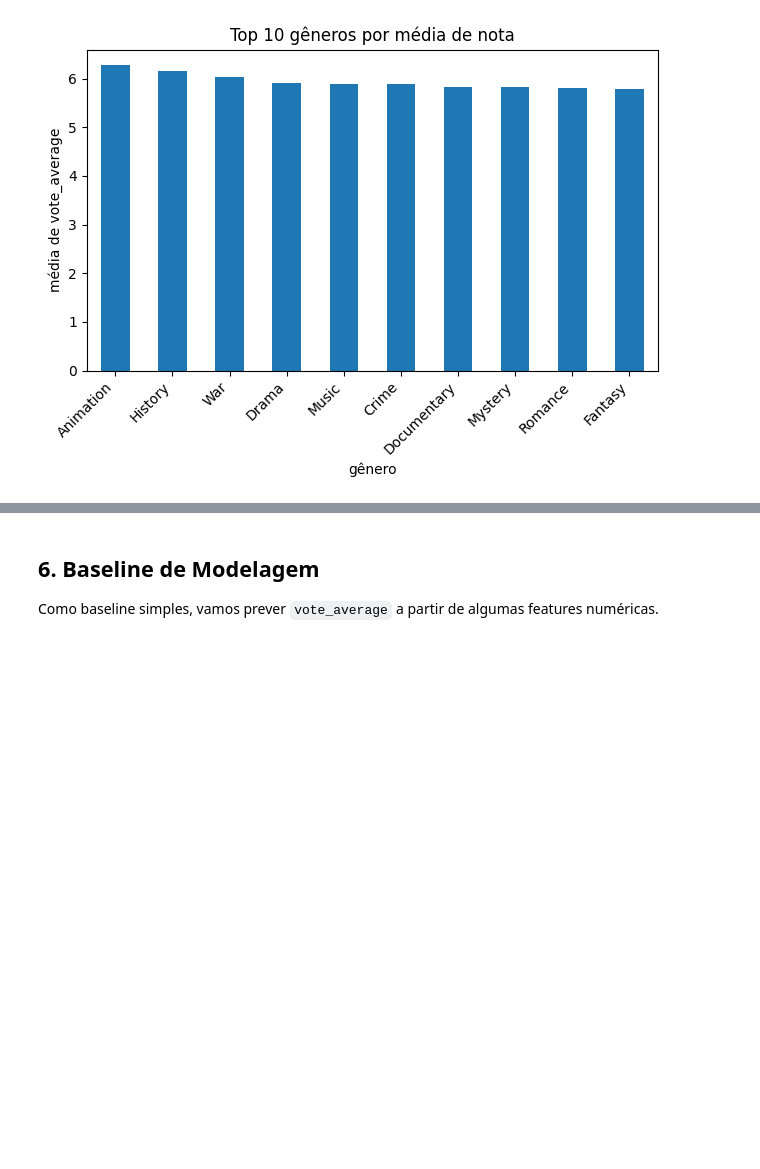
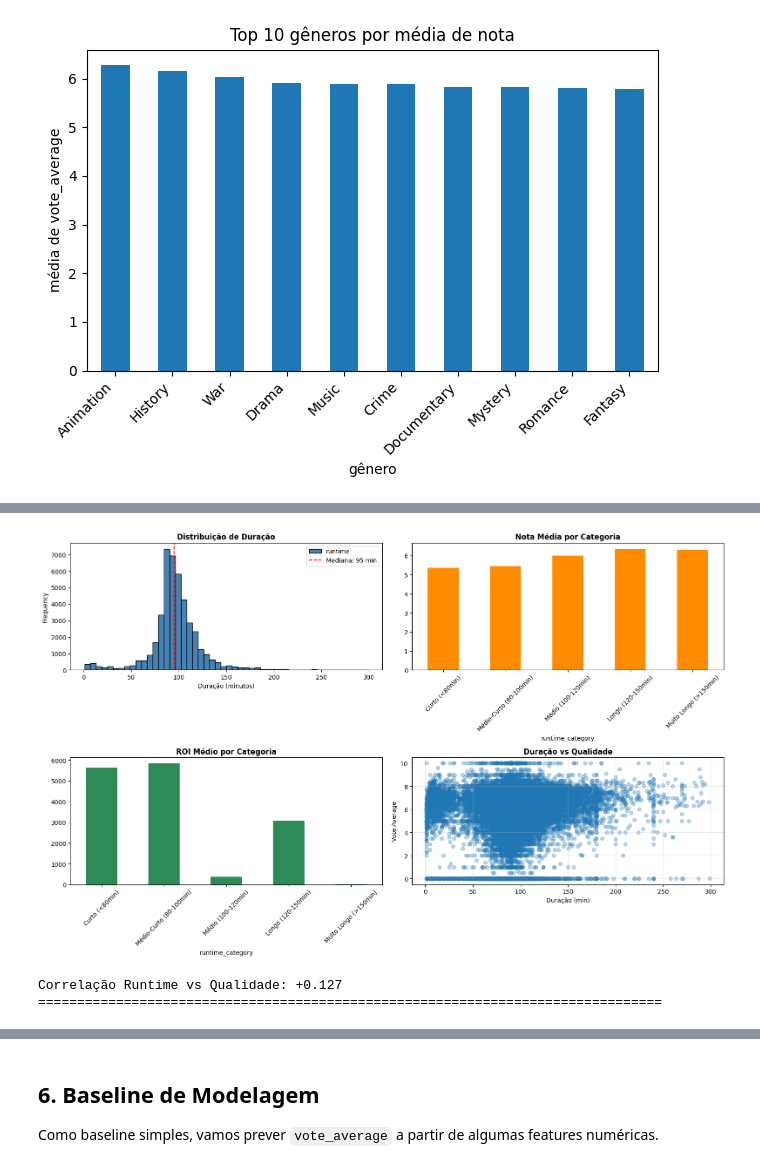
Before and after one commit to joaopedrosduarte/bigdata-atv2, a Jupyter notebook: src/Projeto_BigData_Movies_Pipeline.ipynb, the cells around one changed output, grey strips where cells are left out. Cells and saved outputs as stored; diff of their text form; code cells hidden in the pictures; blank space fills up the shorter version.

```diff
--- a/src/Projeto_BigData_Movies_Pipeline.ipynb
+++ b/src/Projeto_BigData_Movies_Pipeline.ipynb
@@ -439,0 +670,73 @@ else:
+# %%
+if gold_path.exists():
+    dfg = pd.read_parquet(gold_path)
+
+    # Filtrar filmes com runtime válido
+    df_runtime = dfg[(dfg["runtime"] > 0) & (dfg["runtime"] < 300)].copy()
+
+    # Criar categorias de duração
+    runtime_bins = [0, 80, 100, 120, 150, 300]
+    runtime_labels = ["Curto (<80min)", "Médio-Curto (80-100min)",
+                      "Médio (100-120min)", "Longo (120-150min)",
+                      "Muito Longo (>150min)"]
+
+    df_runtime["runtime_category"] = pd.cut(df_runtime["runtime"],
+                                             bins=runtime_bins,
+                                             labels=runtime_labels)
+
+    # Estatísticas por categoria
+    runtime_stats = df_runtime.groupby("runtime_category").agg({
+        "title_clean": "count",
+        "vote_average": "mean",
+        "budget": "mean",
+        "roi": "mean"
+    }).round(2)
+
+    runtime_stats.columns = ["Quantidade", "Nota Média", "Orçamento Médio", "ROI Médio"]
+
+    print("="*80)
+    print("ANÁLISE DE DURAÇÃO")
+    print("="*80)
+    print(runtime_stats)
+    print("\n")
+
+    # Visualizações
+    fig, axes = plt.subplots(2, 2, figsize=(16, 10))
+
+    # Distribuição
+    df_runtime["runtime"].plot(kind="hist", bins=50, ax=axes[0,0], color="steelblue", edgecolor="black")
+    axes[0,0].set_title("Distribuição de Duração", fontweight="bold")
+    axes[0,0].set_xlabel("Duração (minutos)")
+    median_val = df_runtime["runtime"].median()
+    axes[0,0].axvline(x=median_val, color="red", linestyle="--",
+                     label=f"Mediana: {median_val:.0f} min")
+    axes[0,0].legend()
+
+    # Nota por categoria
+    runtime_stats["Nota Média"].plot(kind="bar", ax=axes[0,1], color="darkorange")
+    axes[0,1].set_title("Nota Média por Categoria", fontweight="bold")
+    axes[0,1].tick_params(axis="x", rotation=45)
+
+    # ROI por categoria
+    runtime_stats["ROI Médio"].plot(kind="bar", ax=axes[1,0], color="seagreen")
+    axes[1,0].set_title("ROI Médio por Categoria", fontweight="bold")
+    axes[1,0].tick_params(axis="x", rotation=45)
+
+    # Scatter: Runtime vs Vote Average
+    axes[1,1].scatter(df_runtime["runtime"], df_runtime["vote_average"], alpha=0.3)
+    axes[1,1].set_title("Duração vs Qualidade", fontweight="bold")
+    axes[1,1].set_xlabel("Duração (min)")
+    axes[1,1].set_ylabel("Vote Average")
+    axes[1,1].grid(True, alpha=0.3)
+
+    plt.tight_layout()
+    plt.show()
+
+    # Correlação
+    corr = df_runtime[["runtime", "vote_average"]].corr().iloc[0,1]
+    print(f"Correlação Runtime vs Qualidade: {corr:+.3f}")
+    print("="*80 + "\n")
+
+else:
+    print("Gold não encontrado:", gold_path)
+# %% [output]
@@ -439,0 +753,3 @@ else:
+[figure, added]
+Correlação Runtime vs Qualidade: +0.127
+================================================================================
```
Also changed, not shown: parts of 9 cells of this notebook.
